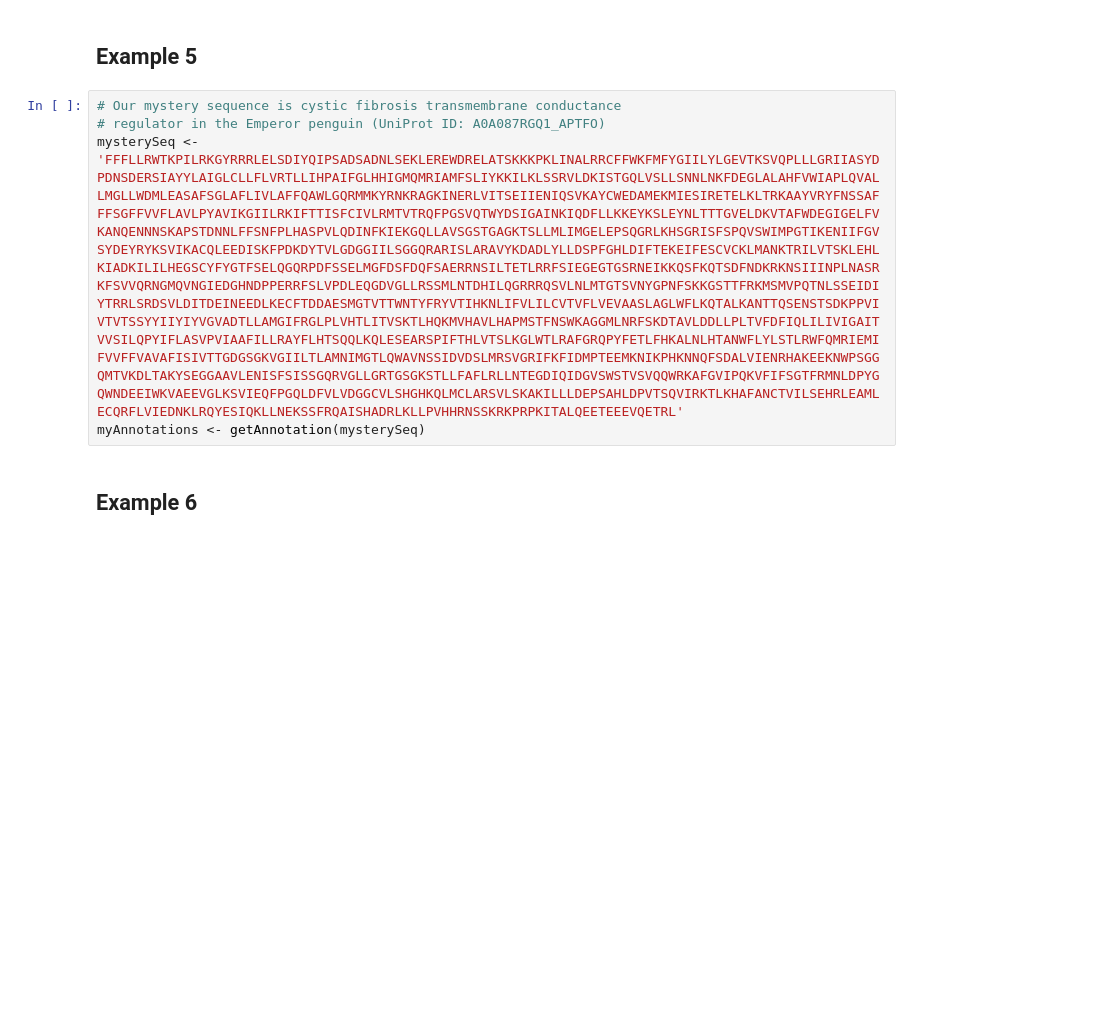
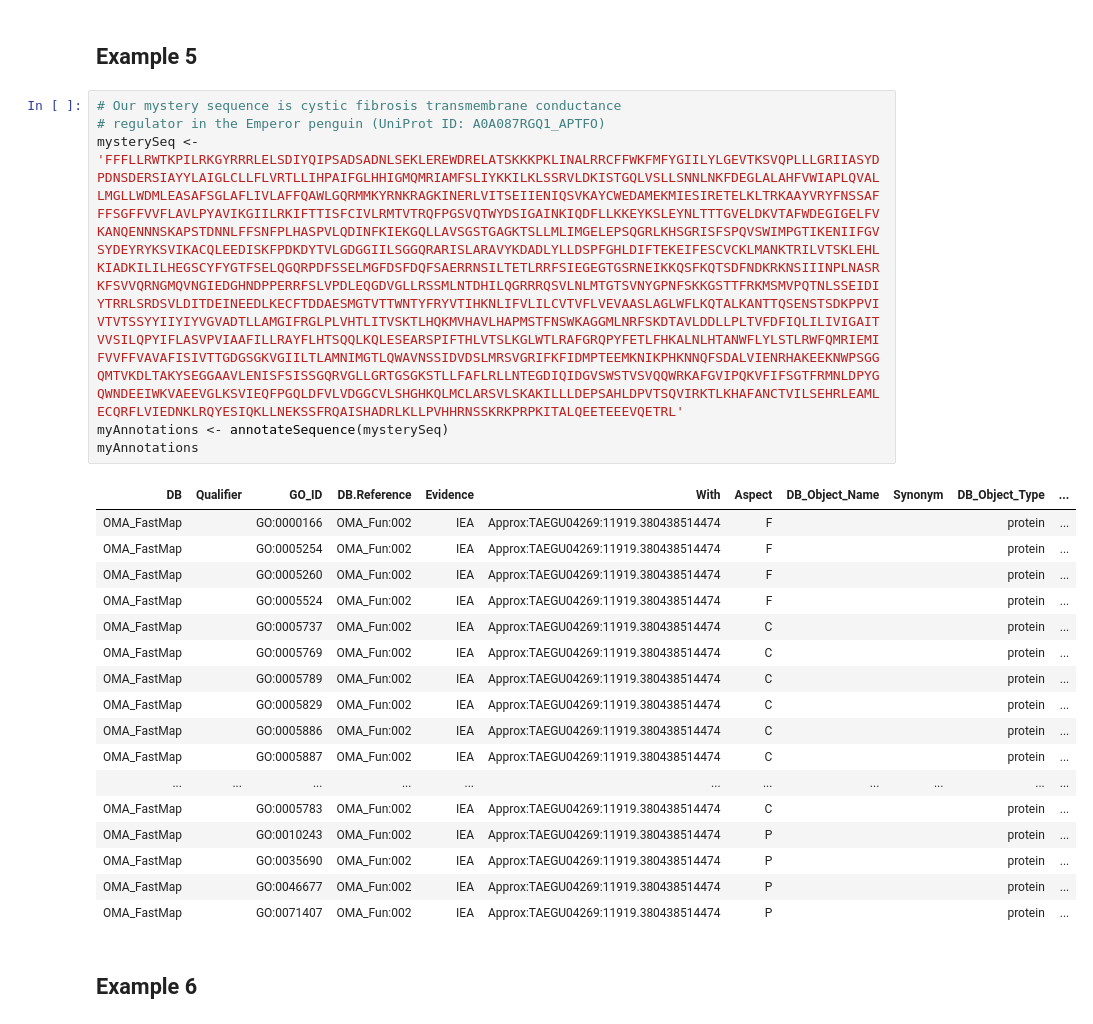
Before and after one commit to DessimozLab/OmaDB, a Jupyter notebook: manuscript_examples.ipynb, the cells around one changed output. Drawn from its saved outputs; the diff is of its cells as text; blank space fills up the shorter version.

```diff
--- a/manuscript_examples.ipynb
+++ b/manuscript_examples.ipynb
@@ -163,4 +202,23 @@ mysterySeq <- 'FFFLLRWTKPILRKGYRRRLELSDIYQIPSADSADNLSEKLEREWDRELATSKKKPKLINALRRC
-myAnnotations <- getAnnotation(mysterySeq)
+myAnnotations <- annotateSequence(mysterySeq)
+myAnnotations
+# %% [output]
+| DB | Qualifier | GO_ID | DB.Reference | Evidence | With | Aspect | DB_Object_Name | Synonym | DB_Object_Type | ... |
+| OMA_FastMap |  | GO:0000166 | OMA_Fun:002 | IEA | Approx:TAEGU04269:11919.380438514474 | F |  |  | protein | ... |
+| OMA_FastMap |  | GO:0005254 | OMA_Fun:002 | IEA | Approx:TAEGU04269:11919.380438514474 | F |  |  | protein | ... |
+| OMA_FastMap |  | GO:0005260 | OMA_Fun:002 | IEA | Approx:TAEGU04269:11919.380438514474 | F |  |  | protein | ... |
+| OMA_FastMap |  | GO:0005524 | OMA_Fun:002 | IEA | Approx:TAEGU04269:11919.380438514474 | F |  |  | protein | ... |
+| OMA_FastMap |  | GO:0005737 | OMA_Fun:002 | IEA | Approx:TAEGU04269:11919.380438514474 | C |  |  | protein | ... |
+| OMA_FastMap |  | GO:0005769 | OMA_Fun:002 | IEA | Approx:TAEGU04269:11919.380438514474 | C |  |  | protein | ... |
+| OMA_FastMap |  | GO:0005789 | OMA_Fun:002 | IEA | Approx:TAEGU04269:11919.380438514474 | C |  |  | protein | ... |
+| OMA_FastMap |  | GO:0005829 | OMA_Fun:002 | IEA | Approx:TAEGU04269:11919.380438514474 | C |  |  | protein | ... |
+| OMA_FastMap |  | GO:0005886 | OMA_Fun:002 | IEA | Approx:TAEGU04269:11919.380438514474 | C |  |  | protein | ... |
+| OMA_FastMap |  | GO:0005887 | OMA_Fun:002 | IEA | Approx:TAEGU04269:11919.380438514474 | C |  |  | protein | ... |
+| ... | ... | ... | ... | ... | ... | ... | ... | ... | ... | ... |
+| OMA_FastMap |  | GO:0005783 | OMA_Fun:002 | IEA | Approx:TAEGU04269:11919.380438514474 | C |  |  | protein | ... |
+| OMA_FastMap |  | GO:0010243 | OMA_Fun:002 | IEA | Approx:TAEGU04269:11919.380438514474 | P |  |  | protein | ... |
+| OMA_FastMap |  | GO:0035690 | OMA_Fun:002 | IEA | Approx:TAEGU04269:11919.380438514474 | P |  |  | protein | ... |
+| OMA_FastMap |  | GO:0046677 | OMA_Fun:002 | IEA | Approx:TAEGU04269:11919.380438514474 | P |  |  | protein | ... |
+| OMA_FastMap |  | GO:0071407 | OMA_Fun:002 | IEA | Approx:TAEGU04269:11919.380438514474 | P |  |  | protein | ... |
 # %% [markdown]
 ## Example 6
 # %%
```
Also changed, not shown: parts of 12 cells of this notebook.
